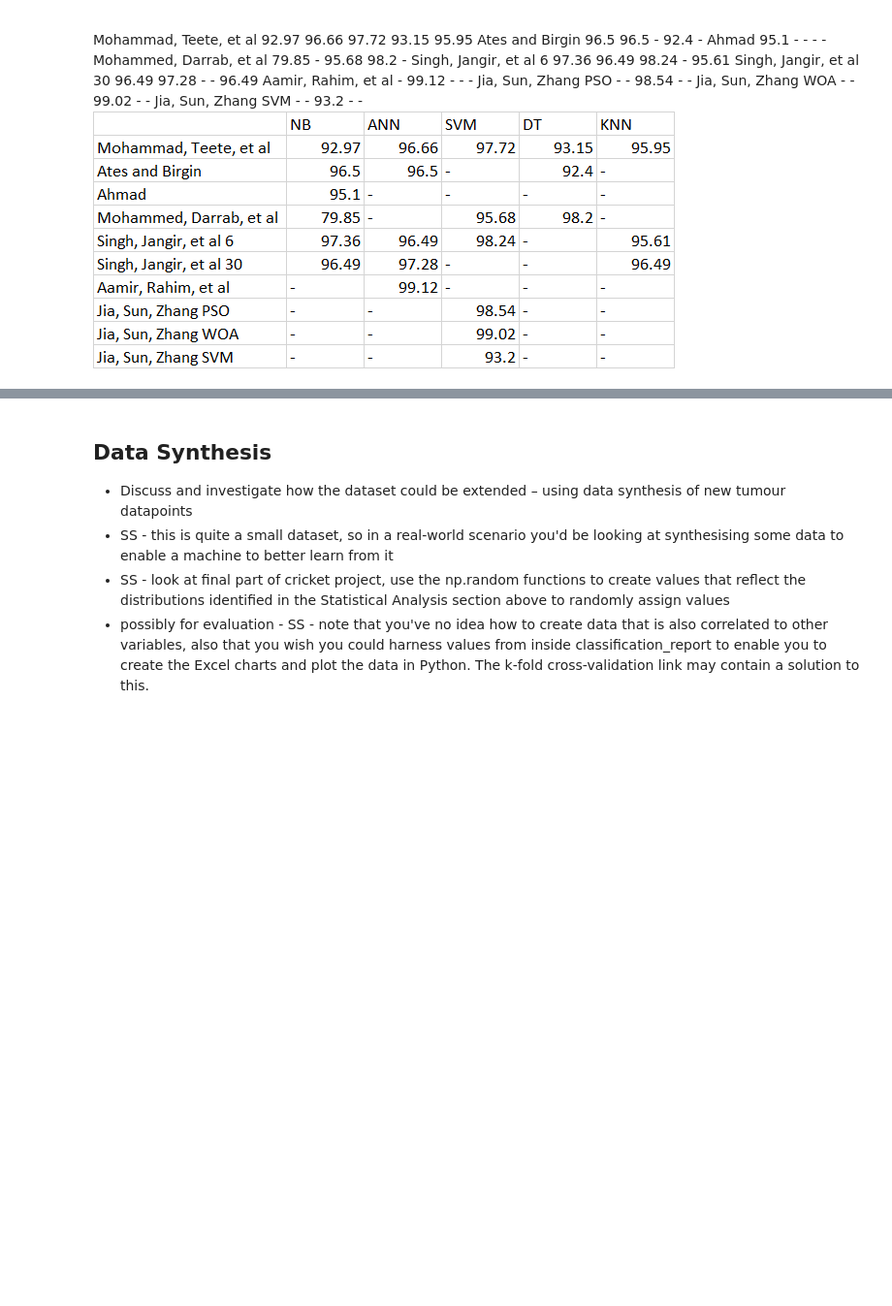
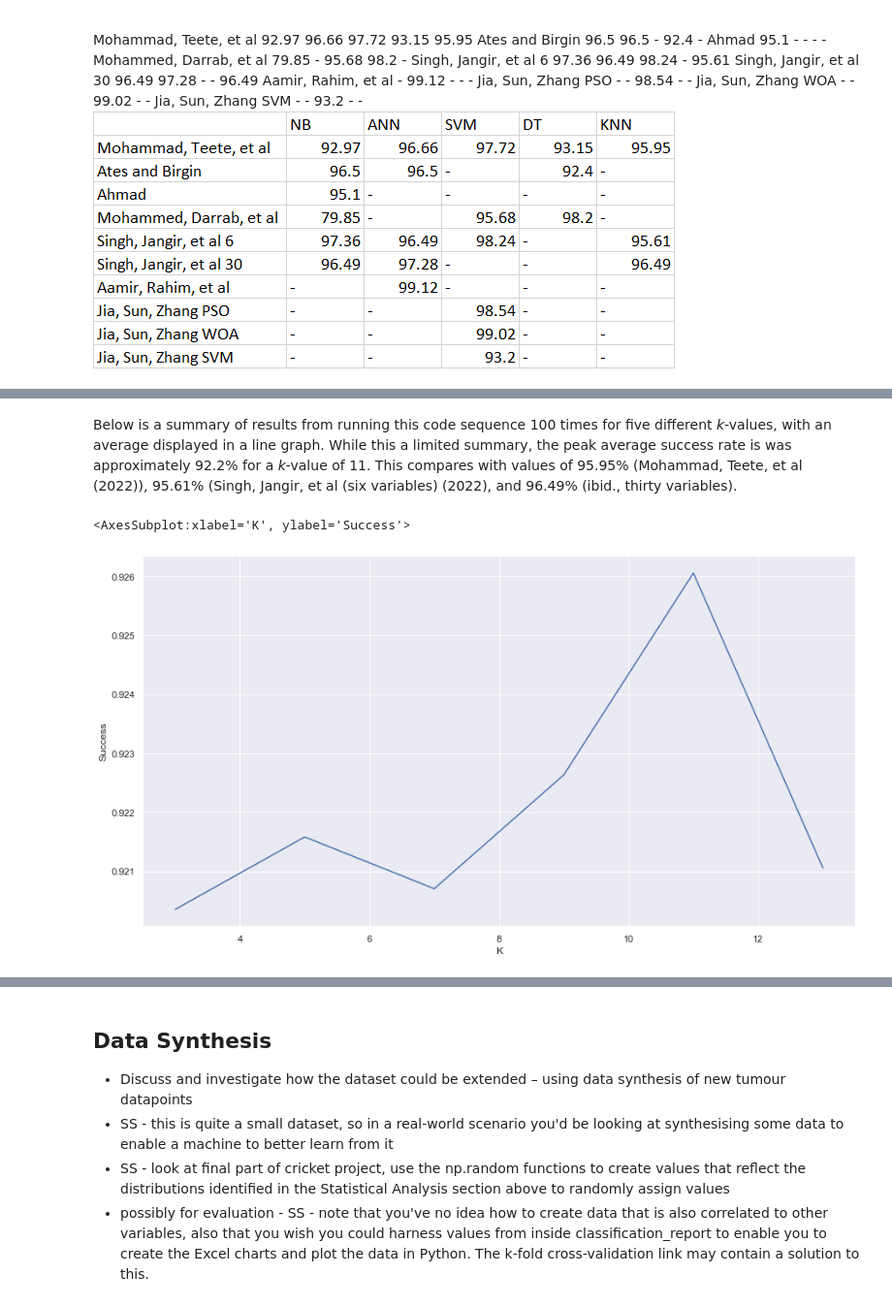
Before and after one commit to kiehozero/atu-progda-assignment-2, a Jupyter notebook: assignment.ipynb, the cells around one changed output, grey strips where cells are left out. Shown at 97% size. Cells and saved outputs as stored; diff of their text form; code cells hidden in the pictures; blank space fills up the shorter version.

Commit message:
Completed KNN, added k-value loop and dataframe for lineplot

```diff
--- a/assignment.ipynb
+++ b/assignment.ipynb
@@ -281,25 +270,0 @@ By creating a subset of the existing dataset containing only the desired variabl
-# %%
-# a range containing all attributes apart from diagnosis
-x = df[['radius_mean','area_mean','perimeter_mean','concavity_mean','concave points_mean','concavity_worst']]
-# a range containing just diagnosis
-y = df['diagnosis']
-
-# create 4 datasets, 2 for attrs, 2 for diagnoses, 1 each of those for training, and the remaining 2 for testing
-x_train, x_test, y_train, y_test = sel.train_test_split(x, y, test_size=0.20)
-
-# use a function to standardise the dataset, following the Vyas link in README
-scaler = pre.StandardScaler()
-scaler.fit(x_train)
-scaler.fit(x_test)
-x_train = scaler.transform(x_train)
-x_test = scaler.transform(x_test)
-
-# the algorithm used to predict diagnosis, with n_neighbors parameter being how many neighbours determine diagnosis
-knn = nei.KNeighborsClassifier(n_neighbors=13)
-
-knn.fit(x_train, y_train)
-
-y_pred = knn.predict(x_test)
-
-# a summary of the results, including the
-print(met.classification_report(y_test, y_pred))
@@ -342,0 +337,8 @@ y = df['diagnosis']
+# %% [markdown]
+Below is a summary of results from running this code sequence 100 times for five different _k_-values, with an average displayed in a line graph. While this a limited summary, the peak average success rate is was approximately 92.2% for a _k_-value of 11. This compares with values of 95.95% (Mohammad, Teete, et al (2022)), 95.61% (Singh, Jangir, et al (six variables) (2022), and 96.49% (ibid., thirty variables).
+# %%
+# plot the averages by their corresponding K-value
+sns.lineplot(data=dfff, x='K', y='Success')
+# %% [output]
+<AxesSubplot:xlabel='K', ylabel='Success'>
+[figure, added]
```
Also changed, not shown: parts of 13 cells of this notebook, 1 other file.
